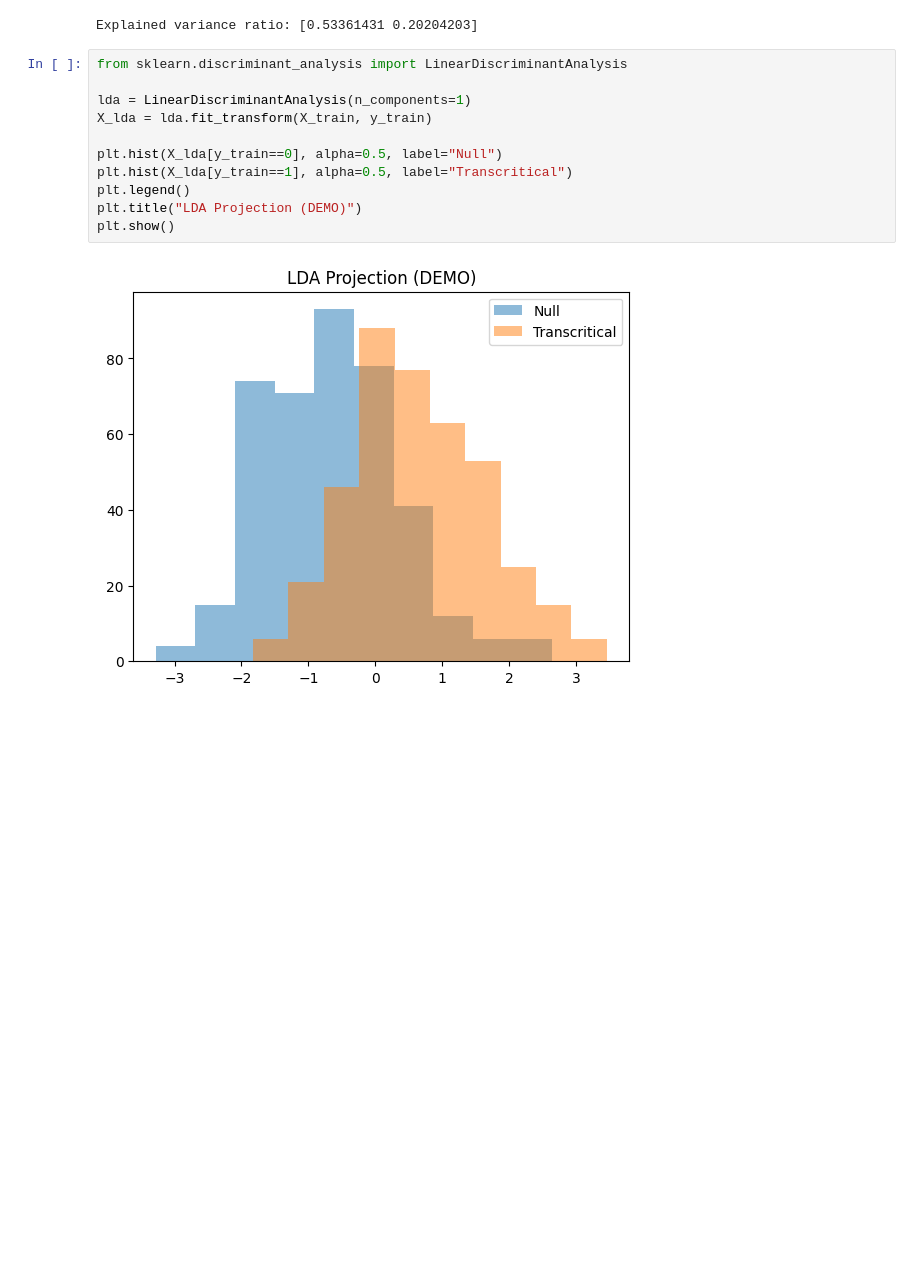
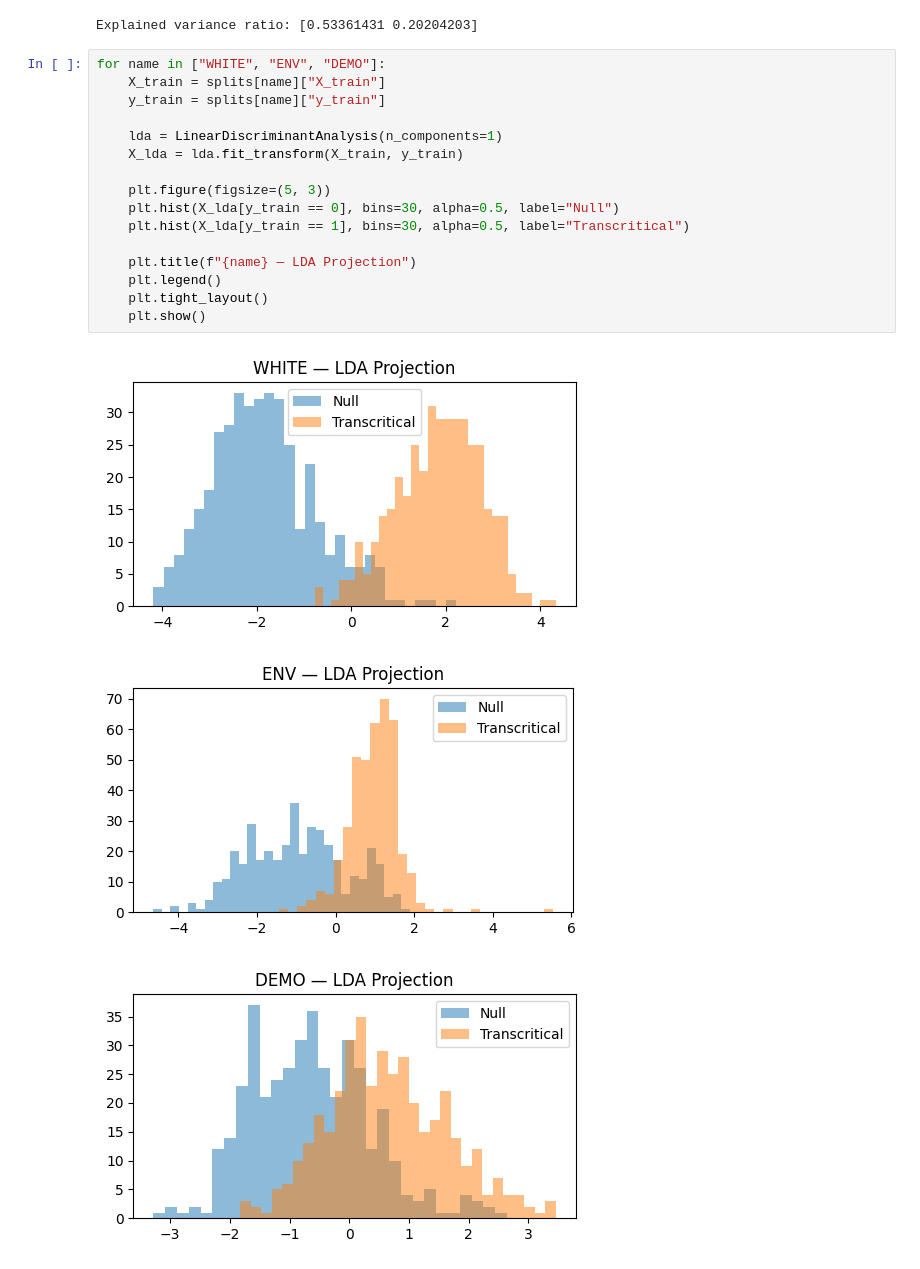
Before and after one commit to dhruvmenon76/BME590Project, a Jupyter notebook: notebooks/simulation_exploration.ipynb, the cells around one changed output. Saved outputs shown, nothing was run; the diff lists cells and outputs as text; blank space fills up the shorter version.

Commit message:
PCA on DEMO top selected features + LDA on all datasets

```diff
--- a/notebooks/simulation_exploration.ipynb
+++ b/notebooks/simulation_exploration.ipynb
@@ -994,15 +994,22 @@ print("Explained variance ratio:", pca.explained_variance_ratio_)
 [figure]
 Explained variance ratio: [0.53361431 0.20204203]
 # %%
-from sklearn.discriminant_analysis import LinearDiscriminantAnalysis
+for name in ["WHITE", "ENV", "DEMO"]:
+    X_train = splits[name]["X_train"]
+    y_train = splits[name]["y_train"]
 
-lda = LinearDiscriminantAnalysis(n_components=1)
-X_lda = lda.fit_transform(X_train, y_train)
+    lda = LinearDiscriminantAnalysis(n_components=1)
+    X_lda = lda.fit_transform(X_train, y_train)
 
-plt.hist(X_lda[y_train==0], alpha=0.5, label="Null")
-plt.hist(X_lda[y_train==1], alpha=0.5, label="Transcritical")
-plt.legend()
-plt.title("LDA Projection (DEMO)")
-plt.show()
+    plt.figure(figsize=(5, 3))
+    plt.hist(X_lda[y_train == 0], bins=30, alpha=0.5, label="Null")
+    plt.hist(X_lda[y_train == 1], bins=30, alpha=0.5, label="Transcritical")
+
+    plt.title(f"{name} — LDA Projection")
+    plt.legend()
+    plt.tight_layout()
+    plt.show()
 # %% [output]
-[figure, old version]
+[figure, new version]
+[figure, added]
+[figure, added]
```
